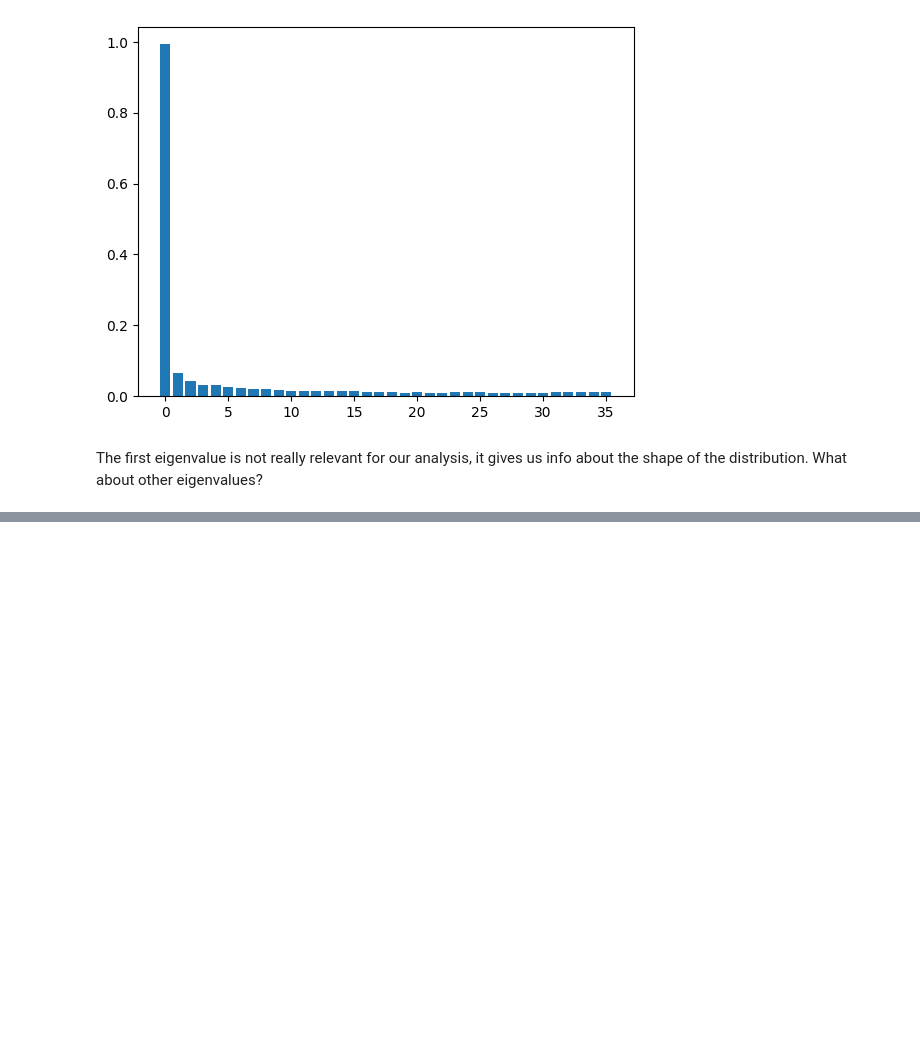
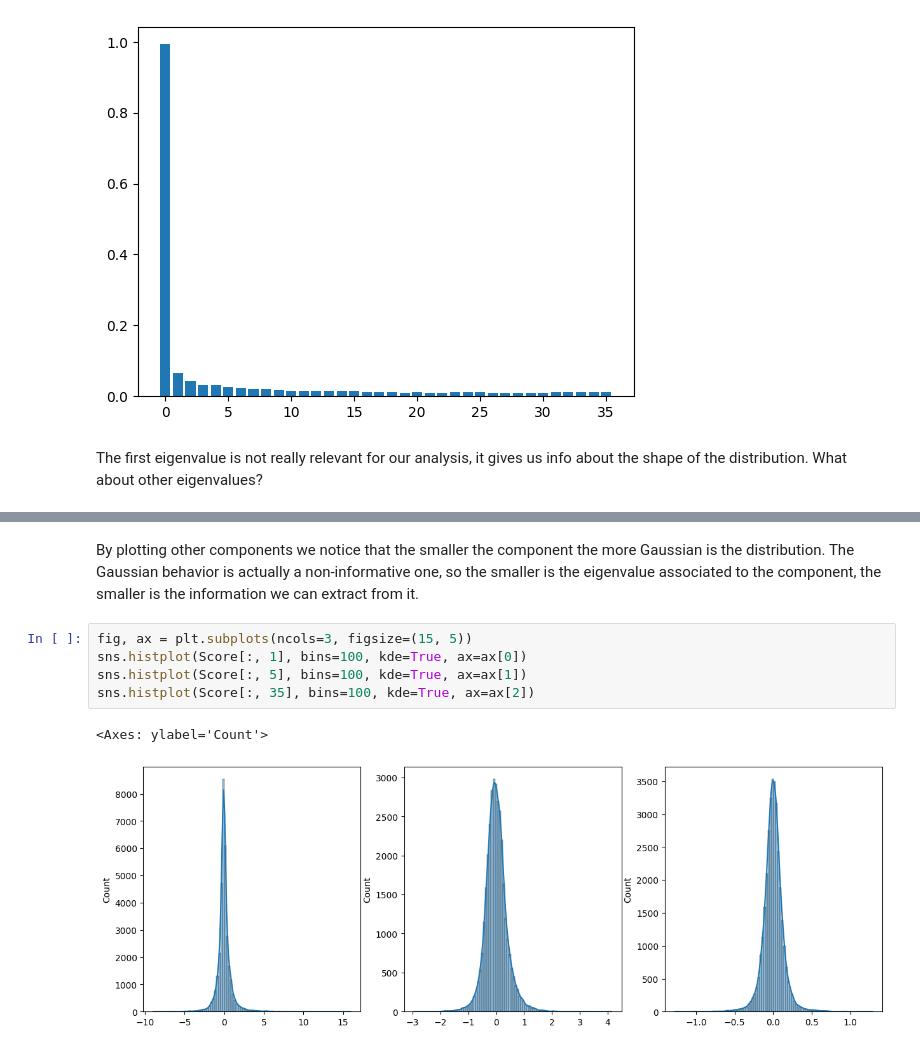
Before and after one commit to ludovicaisa/Physics_Unibo, a Jupyter notebook: src/Pattern_Recognition/Pat_Rec_Lab_1.ipynb, the cells around one changed output, grey strips where cells are left out. Saved outputs shown, nothing was run; the diff lists cells and outputs as text; blank space fills up the shorter version.

```diff
--- a/src/Pattern_Recognition/Pat_Rec_Lab_1.ipynb
+++ b/src/Pattern_Recognition/Pat_Rec_Lab_1.ipynb
@@ -62,0 +77,11 @@ TypeError: object of type 'numpy.float64' has no len()
+# %% [markdown]
+By plotting other components we notice that the smaller the component the more Gaussian is the distribution.
+The Gaussian behavior is actually a non-informative one, so the smaller is the eigenvalue associated to the component, the smaller is the information we can extract from it.
+# %%
+fig, ax = plt.subplots(ncols=3, figsize=(15, 5))
+sns.histplot(Score[:, 1], bins=100, kde=True, ax=ax[0])
+sns.histplot(Score[:, 5], bins=100, kde=True, ax=ax[1])
+sns.histplot(Score[:, 35], bins=100, kde=True, ax=ax[2])
+# %% [output]
+<Axes: ylabel='Count'>
+[figure, added]
```
Also changed, not shown: parts of 10 cells of this notebook, 2 other files.
